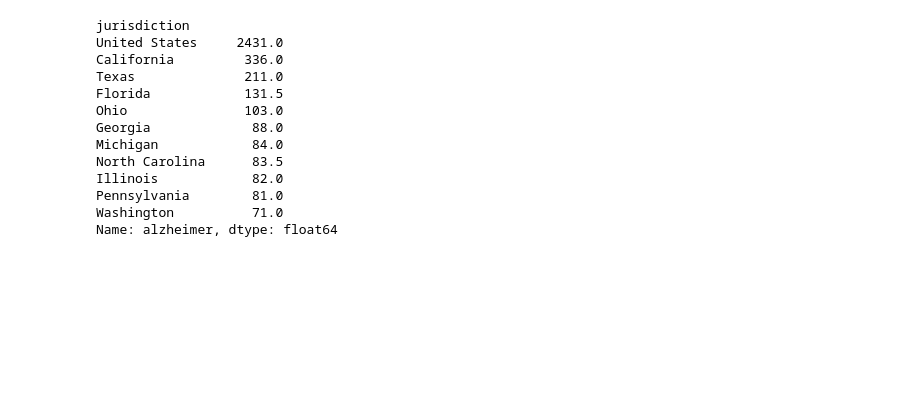
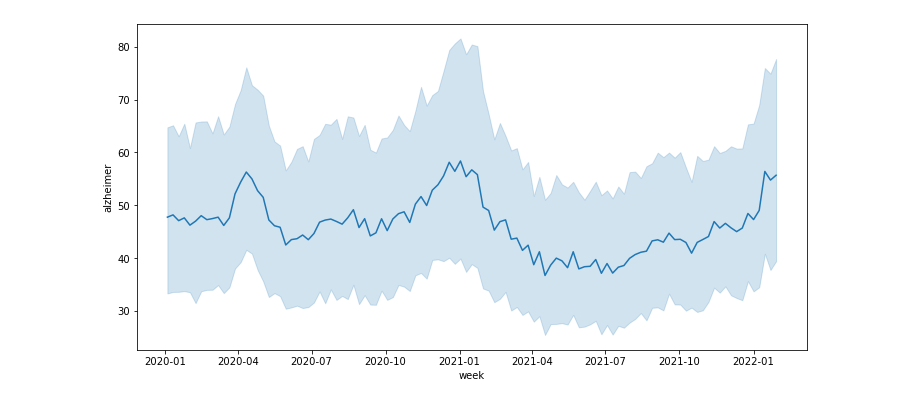
Before and after one commit to lieselurban/alzheimer_research, a Jupyter notebook: alzheimer_research_eda.ipynb, the cells around one changed output. Saved outputs shown, nothing was run; the diff lists cells and outputs as text; code cells hidden in the pictures; blank space fills up the shorter version.

Commit message:
further cleaned and merged data, began EDA with jupyter notebooks

```diff
--- a/alzheimer_research_eda.ipynb
+++ b/alzheimer_research_eda.ipynb
@@ -15,19 +22,8 @@ alz_df.head()
-# %%
-# Look at highest medians per state
-medians = alz_df.groupby(['jurisdiction'])['alzheimer'].median().sort_values(ascending=False)
-medians.head(11)
-# %% [output]
-jurisdiction
-United States     2431.0
-California         336.0
-Texas              211.0
-Florida            131.5
-Ohio               103.0
-Georgia             88.0
-Michigan            84.0
-North Carolina      83.5
-Illinois            82.0
-Pennsylvania        81.0
-Washington          71.0
-Name: alzheimer, dtype: float64
+# %%
+total_before_2022 = alz_df.loc[(alz_df['week'] < '2-01-2022')]
+fig, ax = plt.subplots(figsize=(12,6))
+sns.lineplot(data=total_before_2022, x="week", y="alzheimer")
+plt.show()
+# %% [output]
+[figure, added]
 # %%
```
Also changed, not shown: parts of 5 cells of this notebook, 2 other files.
